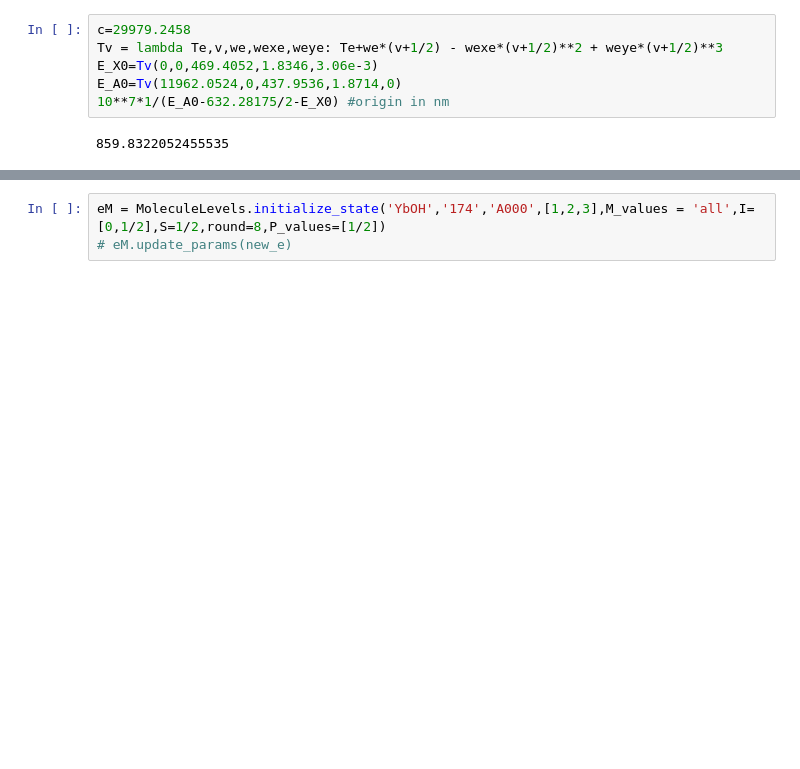
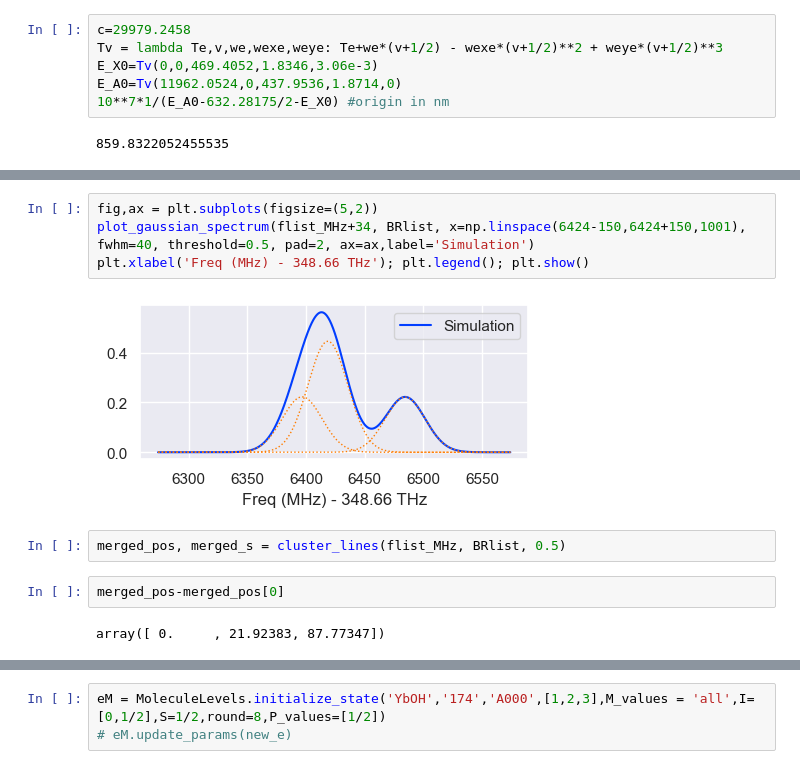
Before and after one commit to arianjad/Molecule-Structure, a Jupyter notebook: Jupyter Notebooks/RaX/BaF X-A.ipynb, the cells around one changed output, grey strips where cells are left out. Drawn from its saved outputs; the diff is of its cells as text; blank space fills up the shorter version.

```diff
--- a/Jupyter Notebooks/RaX/BaF X-A.ipynb
+++ b/Jupyter Notebooks/RaX/BaF X-A.ipynb
@@ -385,0 +591,12 @@ e.update_params(new_e)
+# %%
+fig,ax = plt.subplots(figsize=(5,2))
+plot_gaussian_spectrum(flist_MHz+34, BRlist, x=np.linspace(6424-150,6424+150,1001), fwhm=40, threshold=0.5, pad=2, ax=ax,label='Simulation')
+plt.xlabel('Freq (MHz) - 348.66 THz'); plt.legend(); plt.show()
+# %% [output]
+[figure, added]
+# %%
+merged_pos, merged_s = cluster_lines(flist_MHz, BRlist, 0.5)
+# %%
+merged_pos-merged_pos[0]
+# %% [output]
+array([ 0.     , 21.92383, 87.77347])
```
Also changed, not shown: parts of 43 cells of this notebook, 4 other files.
